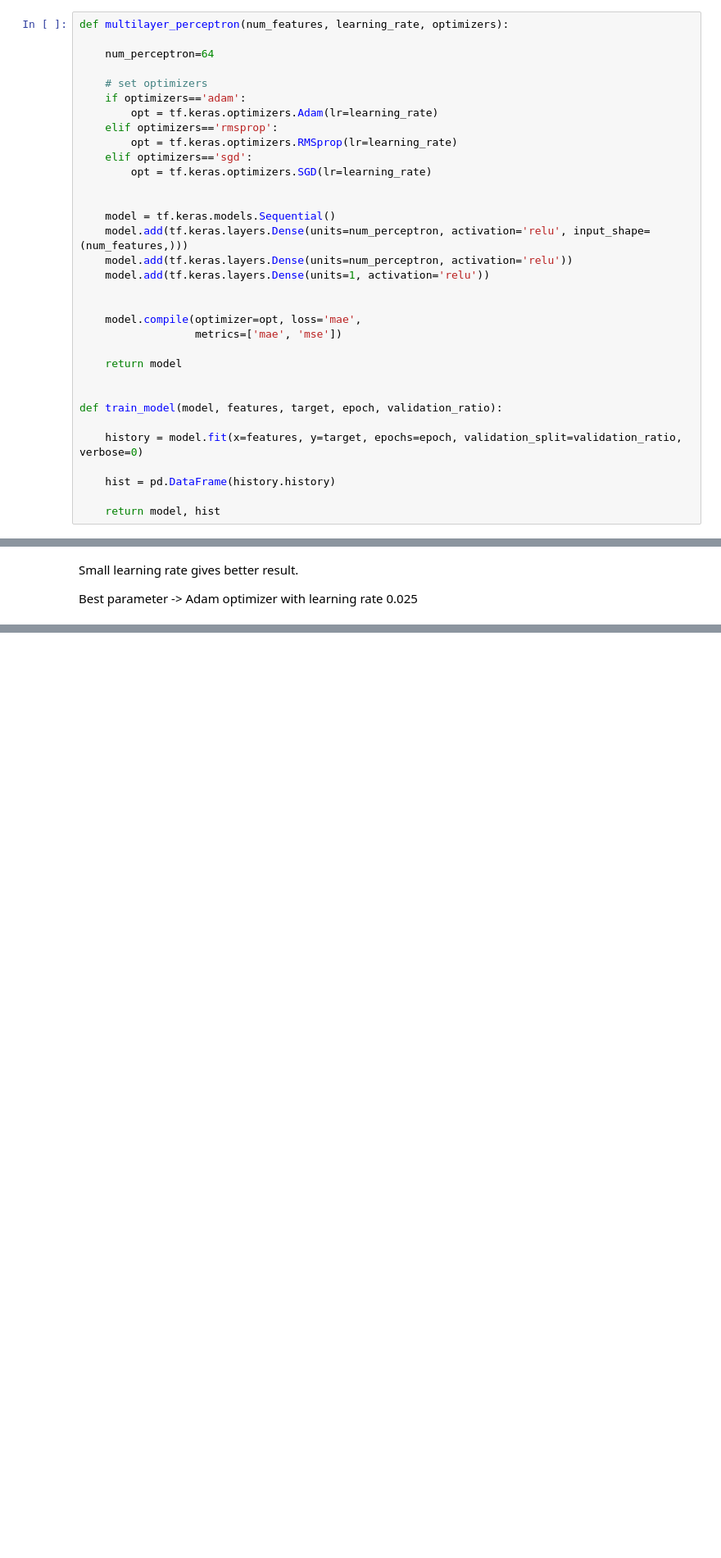
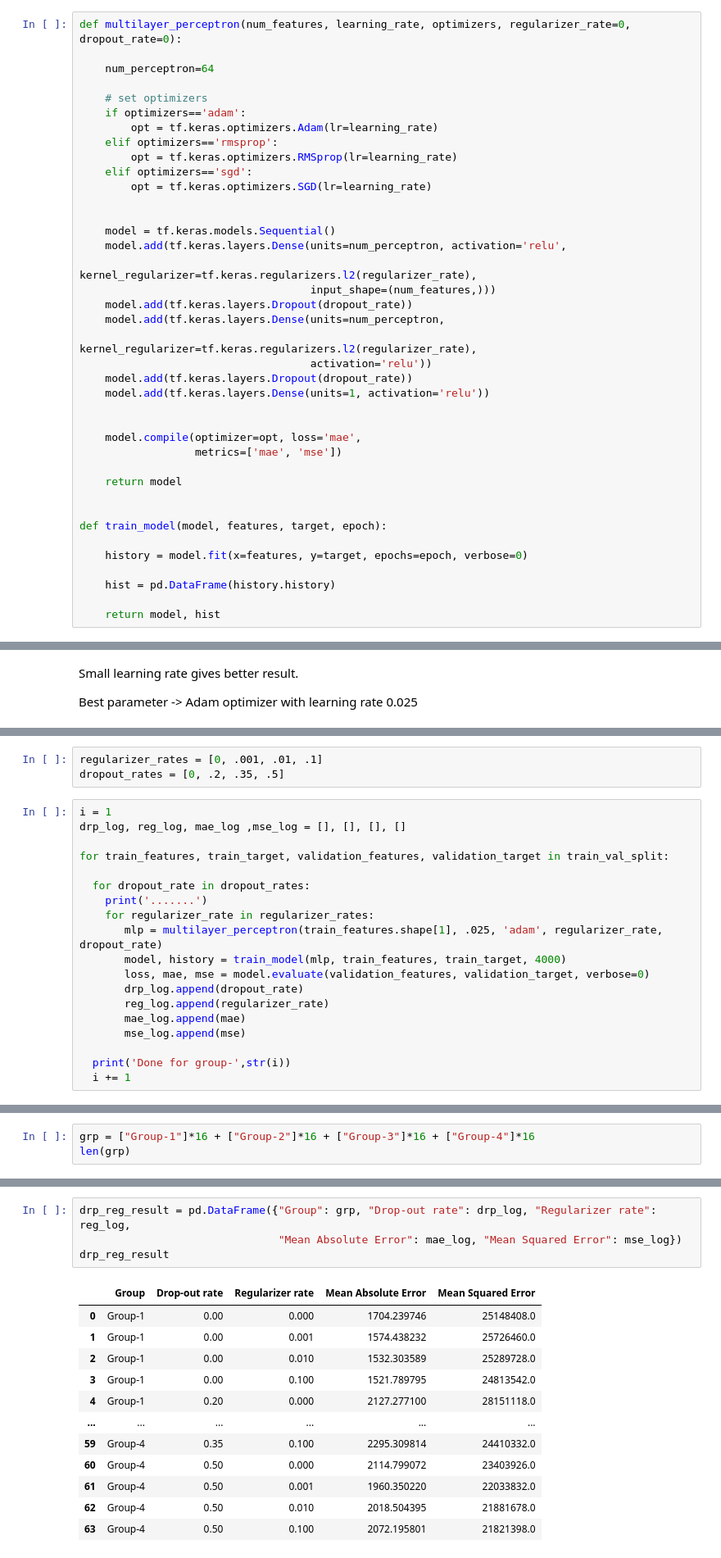
Before and after one commit to LugoBlogger/MLCC-Assignment-05, a Jupyter notebook: medical_cost_forecast.ipynb, the cells around one changed output, grey strips where cells are left out. Shown at 82% size. Cells and saved outputs as stored; diff of their text form; blank space fills up the shorter version.

```diff
--- a/medical_cost_forecast.ipynb
+++ b/medical_cost_forecast.ipynb
@@ -252,7 +250,7 @@ normed_train_features.head()
 ### Construct the model
 In this model we use the multilayer perceptron model with two densely connected hidden layars (`layer.Dense(64)`), and an output layer that returns a single continuous value (`layer.Dense(1)`).
 # %%
-def multilayer_perceptron(num_features, learning_rate, optimizers):
+def multilayer_perceptron(num_features, learning_rate, optimizers, regularizer_rate=0, dropout_rate=0):
 
     num_perceptron=64
 
@@ -266,8 +264,14 @@ def multilayer_perceptron(num_features, learning_rate, optimizers):
 
 
     model = tf.keras.models.Sequential()
-    model.add(tf.keras.layers.Dense(units=num_perceptron, activation='relu', input_shape=(num_features,)))
-    model.add(tf.keras.layers.Dense(units=num_perceptron, activation='relu'))
+    model.add(tf.keras.layers.Dense(units=num_perceptron, activation='relu',
+                                    kernel_regularizer=tf.keras.regularizers.l2(regularizer_rate),
+                                    input_shape=(num_features,)))
+    model.add(tf.keras.layers.Dropout(dropout_rate))
+    model.add(tf.keras.layers.Dense(units=num_perceptron,
+                                    kernel_regularizer=tf.keras.regularizers.l2(regularizer_rate),
+                                    activation='relu'))
+    model.add(tf.keras.layers.Dropout(dropout_rate))
     model.add(tf.keras.layers.Dense(units=1, activation='relu'))
 
 
@@ -277,9 +281,9 @@ def multilayer_perceptron(num_features, learning_rate, optimizers):
     return model
 
 
-def train_model(model, features, target, epoch, validation_ratio):
+def train_model(model, features, target, epoch):
 
-    history = model.fit(x=features, y=target, epochs=epoch, validation_split=validation_ratio, verbose=0)
+    history = model.fit(x=features, y=target, epochs=epoch, verbose=0)
 
     hist = pd.DataFrame(history.history)
 
@@ -424,0 +435,22 @@ Best parameter -> Adam optimizer with learning rate 0.025
+# %%
+regularizer_rates = [0, .001, .01, .1]
+dropout_rates = [0, .2, .35, .5]
+# %%
+i = 1
+drp_log, reg_log, mae_log ,mse_log = [], [], [], []
+
+for train_features, train_target, validation_features, validation_target in train_val_split:
+
+  for dropout_rate in dropout_rates:
+    print('.......')
+    for regularizer_rate in regularizer_rates:
+       mlp = multilayer_perceptron(train_features.shape[1], .025, 'adam', regularizer_rate, dropout_rate)
+       model, history = train_model(mlp, train_features, train_target, 4000)
+       loss, mae, mse = model.evaluate(validation_features, validation_target, verbose=0)
+       drp_log.append(dropout_rate)
+       reg_log.append(regularizer_rate)
+       mae_log.append(mae)
+       mse_log.append(mse)
+
+  print('Done for group-',str(i))
+  i += 1
@@ -424,0 +478,3 @@ Best parameter -> Adam optimizer with learning rate 0.025
+# %%
+grp = ["Group-1"]*16 + ["Group-2"]*16 + ["Group-3"]*16 + ["Group-4"]*16
+len(grp)
@@ -424,0 +483,17 @@ Best parameter -> Adam optimizer with learning rate 0.025
+# %%
+drp_reg_result = pd.DataFrame({"Group": grp, "Drop-out rate": drp_log, "Regularizer rate": reg_log,
+                               "Mean Absolute Error": mae_log, "Mean Squared Error": mse_log})
+drp_reg_result
+# %% [output]
+|  | Group | Drop-out rate | Regularizer rate | Mean Absolute Error | Mean Squared Error |
+| 0 | Group-1 | 0.00 | 0.000 | 1704.239746 | 25148408.0 |
+| 1 | Group-1 | 0.00 | 0.001 | 1574.438232 | 25726460.0 |
+| 2 | Group-1 | 0.00 | 0.010 | 1532.303589 | 25289728.0 |
+| 3 | Group-1 | 0.00 | 0.100 | 1521.789795 | 24813542.0 |
+| 4 | Group-1 | 0.20 | 0.000 | 2127.277100 | 28151118.0 |
+| ... | ... | ... | ... | ... | ... |
+| 59 | Group-4 | 0.35 | 0.100 | 2295.309814 | 24410332.0 |
+| 60 | Group-4 | 0.50 | 0.000 | 2114.799072 | 23403926.0 |
+| 61 | Group-4 | 0.50 | 0.001 | 1960.350220 | 22033832.0 |
+| 62 | Group-4 | 0.50 | 0.010 | 2018.504395 | 21881678.0 |
+| 63 | Group-4 | 0.50 | 0.100 | 2072.195801 | 21821398.0 |
```
Also changed, not shown: parts of 45 cells of this notebook.
